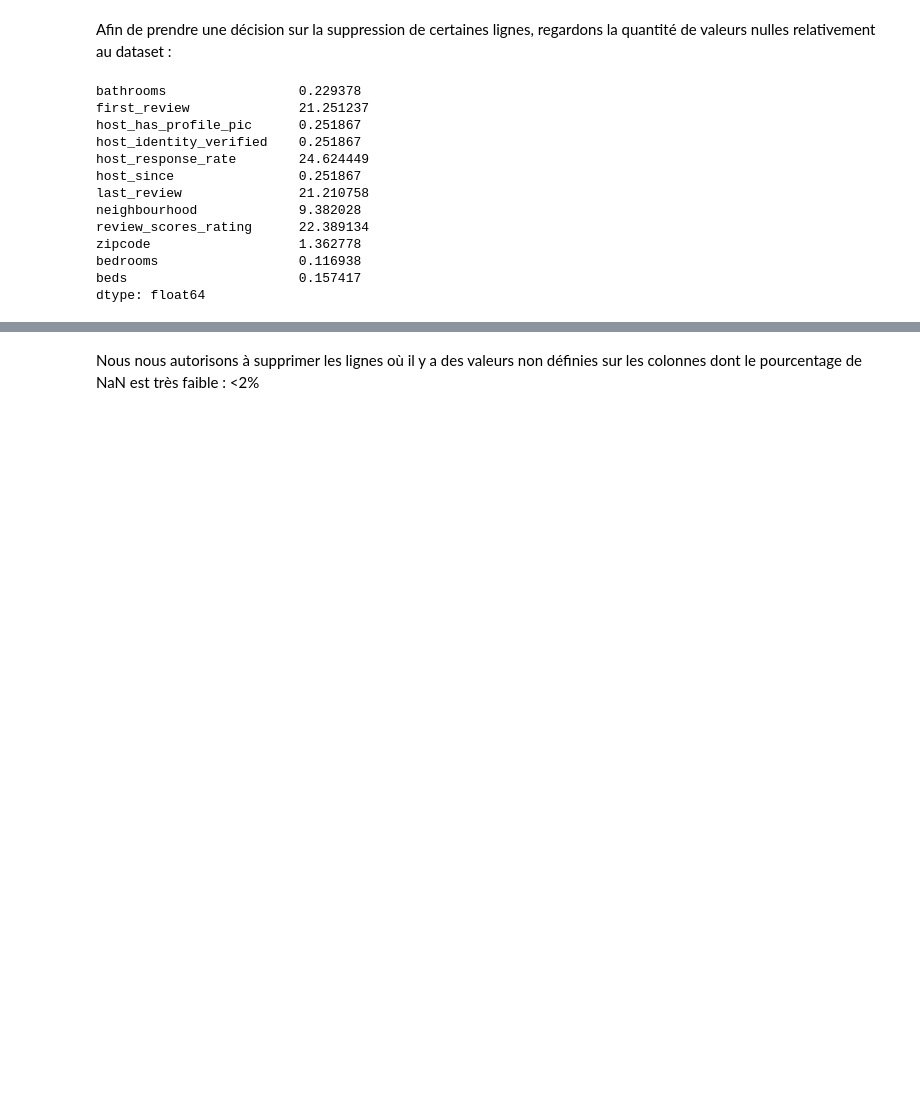
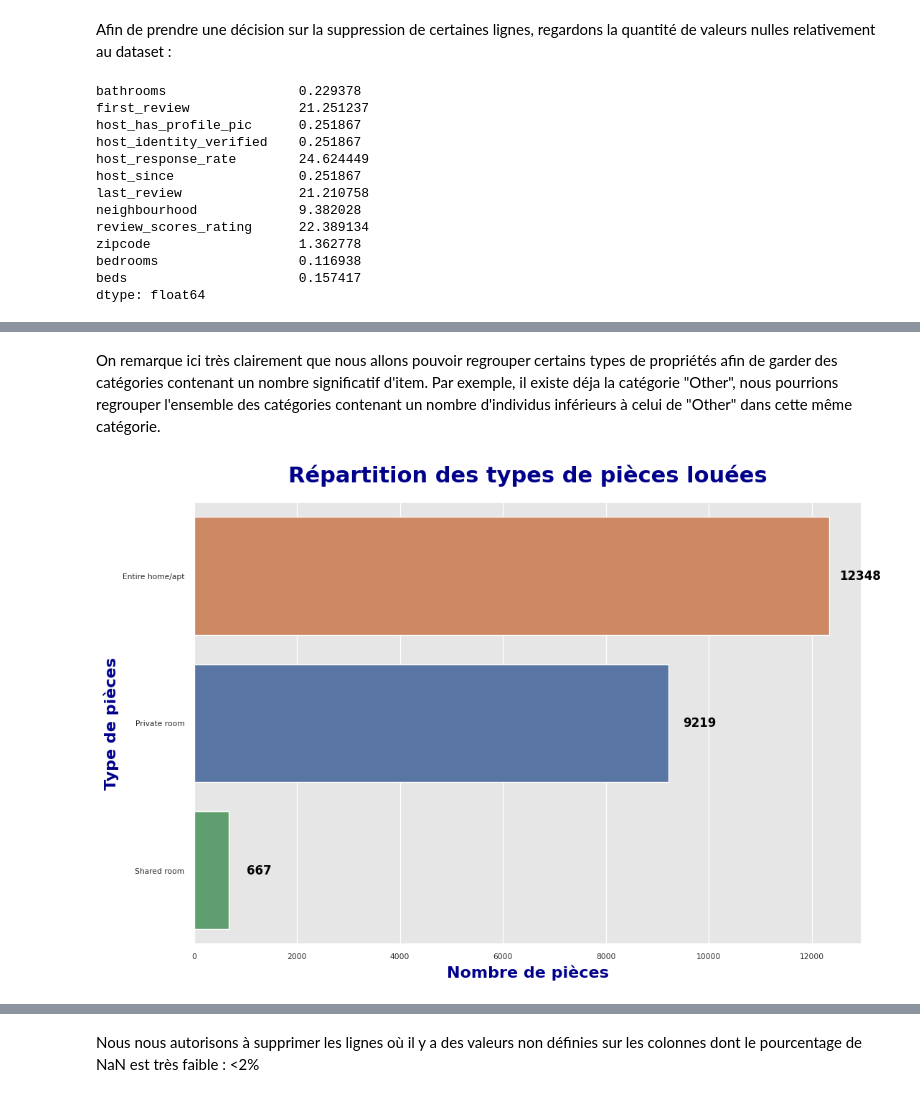
Before and after one commit to patch-me/airbnb-predict, a Jupyter notebook: myProject.ipynb, the cells around one changed output, grey strips where cells are left out. Cells and saved outputs as stored; diff of their text form; code cells hidden in the pictures; blank space fills up the shorter version.

```diff
--- a/myProject.ipynb
+++ b/myProject.ipynb
@@ -138,0 +245,6 @@ dtype: float64
+# %% [markdown]
+On remarque ici très clairement que nous allons pouvoir regrouper certains types de propriétés afin de garder des catégories contenant un nombre significatif d'item. Par exemple, il existe déja la catégorie "Other", nous pourrions regrouper l'ensemble des catégories contenant un nombre d'individus inférieurs à celui de "Other" dans cette même catégorie.
+# %%
+countplot_generator(data, 'room_type', 'Répartition des types de pièces louées', 'Nombre de pièces', 'Type de pièces')
+# %% [output]
+[figure, added]
```
Also changed, not shown: parts of 43 cells of this notebook.
